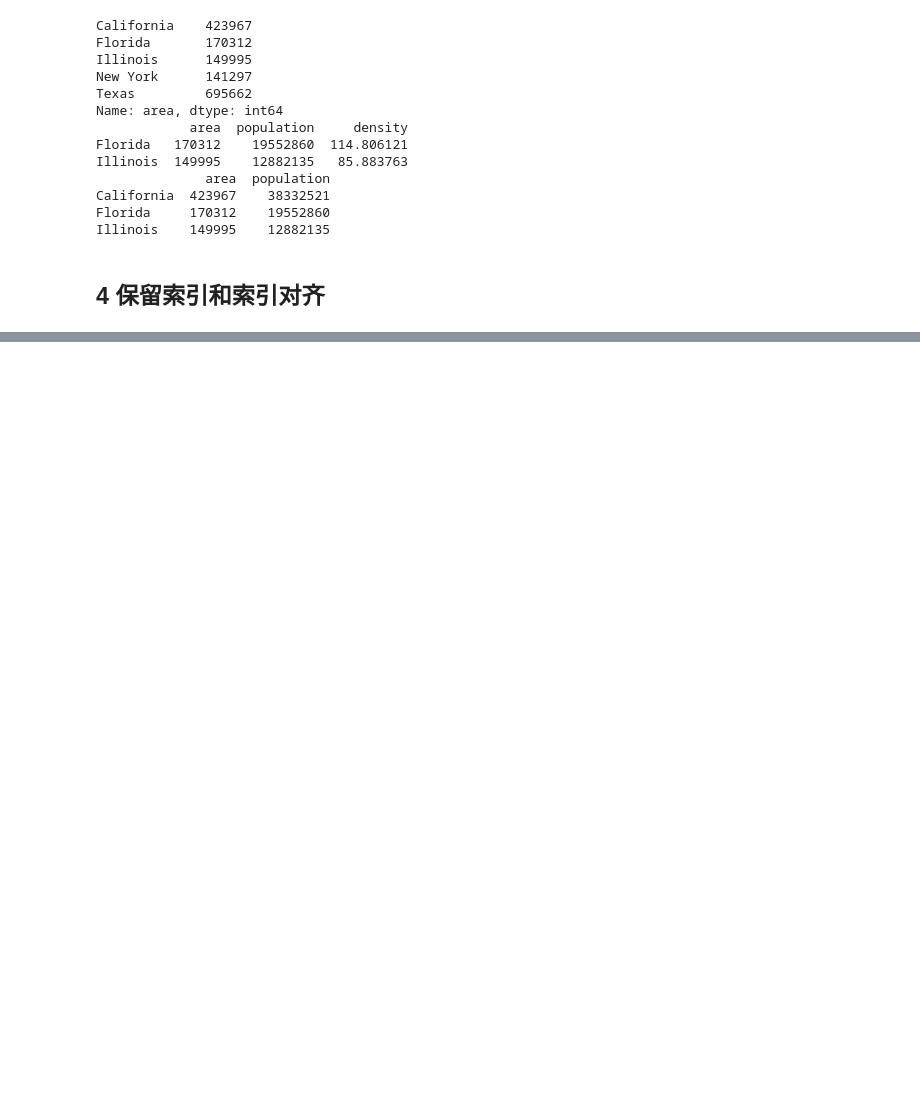
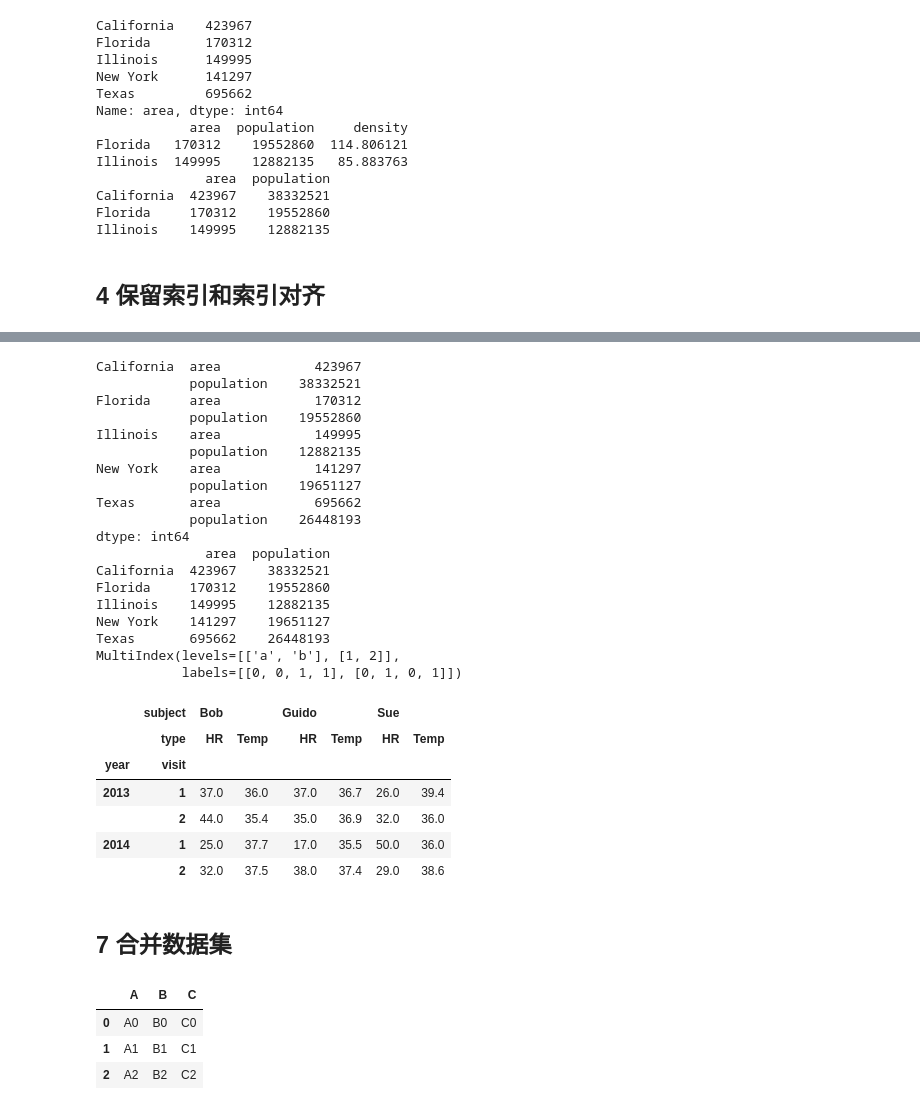
Before and after one commit to eyeeco/MyCode, a Jupyter notebook: Python 教案/Python数据科学(Pandas).ipynb, the cells around one changed output, grey strips where cells are left out. Cells and saved outputs as stored; diff of their text form; code cells hidden in the pictures; blank space fills up the shorter version.

```diff
--- a/Python 教案/Python数据科学(Pandas).ipynb
+++ b/Python 教案/Python数据科学(Pandas).ipynb
@@ -205,0 +302,66 @@ dtype: int32
+# %%
+# 仍旧使用年份和城市的二维索引
+area = pd.Series({'California':423967,'Texas':695662,'New York':141297,'Florida':170312,'Illinois':149995})
+population = pd.Series({'California':38332521,'Texas':26448193,'New York':19651127,'Florida':19552860,'Illinois':12882135})
+states = pd.DataFrame({'population':population,'area':area})
+
+# 一个二级索引和一个DataFrame等价
+states_df = states.stack()
+
+print(states_df)
+print(states_df.unstack())
+
+# 笛卡儿积的显示创建
+print(pd.MultiIndex.from_product([['a','b'],[1,2]]))
+
+# 多级行列、索引
+index = pd.MultiIndex.from_product([[2013,2014],[1,2]],names=['year','visit'])
+columns = pd.MultiIndex.from_product([['Bob','Guido','Sue'],['HR','Temp']],names=['subject','type'])
+
+data = np.round(np.random.randn(4,6),1)
+data[:,::2] *=10
+data +=37
+
+health_data = pd.DataFrame(data,index=index,columns=columns)
+health_data
+# %% [output]
+California  area            423967
+            population    38332521
+Florida     area            170312
+            population    19552860
+Illinois    area            149995
+            population    12882135
+New York    area            141297
+            population    19651127
+Texas       area            695662
+            population    26448193
+dtype: int64
+              area  population
+California  423967    38332521
+Florida     170312    19552860
+Illinois    149995    12882135
+New York    141297    19651127
+Texas       695662    26448193
+MultiIndex(levels=[['a', 'b'], [1, 2]],
+           labels=[[0, 0, 1, 1], [0, 1, 0, 1]])
+|  | subject | Bob |  | Guido |  | Sue |  |
+|  | type | HR | Temp | HR | Temp | HR | Temp |
+| year | visit |  |  |  |  |  |  |
+| 2013 | 1 | 37.0 | 36.0 | 37.0 | 36.7 | 26.0 | 39.4 |
+|  | 2 | 44.0 | 35.4 | 35.0 | 36.9 | 32.0 | 36.0 |
+| 2014 | 1 | 25.0 | 37.7 | 17.0 | 35.5 | 50.0 | 36.0 |
+|  | 2 | 32.0 | 37.5 | 38.0 | 37.4 | 29.0 | 38.6 |
+# %% [markdown]
+## 7 合并数据集
+# %%
+# 定义一个创建某种Dataframe形式的函数待用
+def make_df(cols, ind):
+    data = {c:[str(c)+str(i) for i in ind] for c in cols}
+    return pd.DataFrame(data)
+
+make_df('ABC',range(3))
+# %% [output]
+|  | A | B | C |
+| 0 | A0 | B0 | C0 |
+| 1 | A1 | B1 | C1 |
+| 2 | A2 | B2 | C2 |
```
Also changed, not shown: parts of 27 cells of this notebook, 1 other file.
